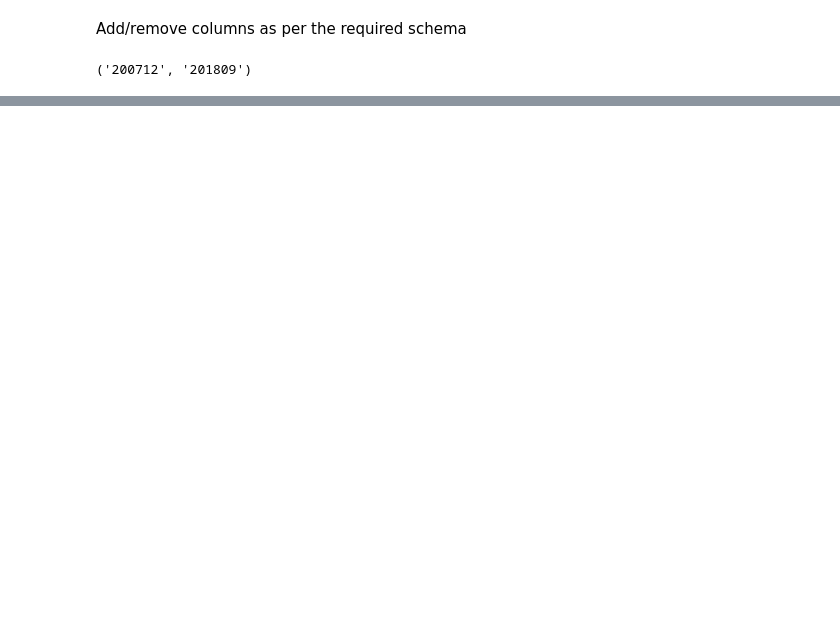
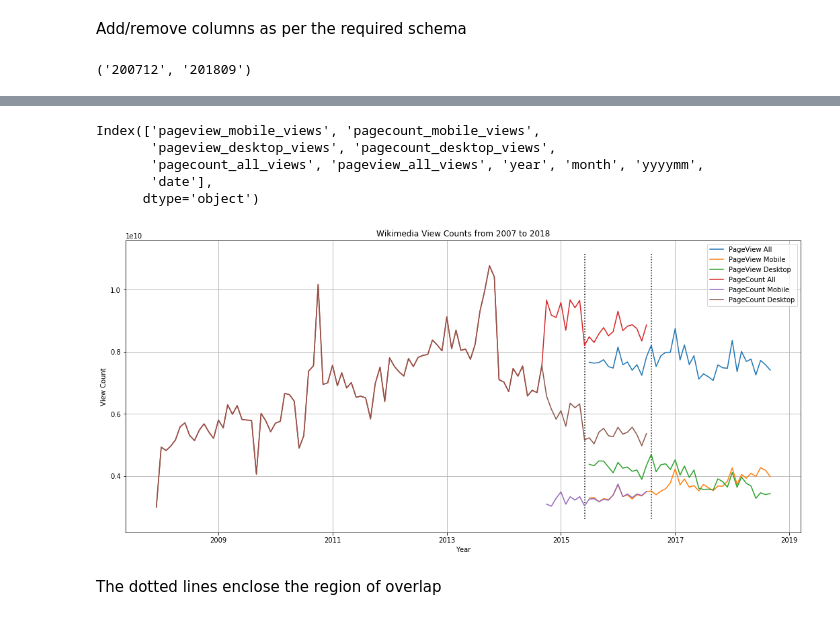
Before and after one commit to havanagrawal/data-512-a1, a Jupyter notebook: hcds-a1-data-curation.ipynb, the cells around one changed output, grey strips where cells are left out. Cells and saved outputs as stored; diff of their text form; code cells hidden in the pictures; blank space fills up the shorter version.

```diff
--- a/hcds-a1-data-curation.ipynb
+++ b/hcds-a1-data-curation.ipynb
@@ -204,0 +236,2 @@ df.to_csv(output_csv_filepath, index=False)
+# %%
+df = pd.read_csv(output_csv_filepath)
@@ -204,0 +240,15 @@ df.to_csv(output_csv_filepath, index=False)
+# %%
+df.sort_values(by=['year', 'month'], inplace=True)
+df["yyyymm"] = df.apply(lambda r: str(int(r.year)) + str(int(r.month)).rjust(2, "0"), axis=1)
+# %%
+df = df.replace(to_replace=0, value=pd.np.nan)
+# %%
+df['date'] = df.apply(lambda r: pd.datetime(r.year, r.month, 1), axis=1)
+# %%
+df.columns
+# %% [output]
+Index(['pageview_mobile_views', 'pagecount_mobile_views',
+       'pageview_desktop_views', 'pagecount_desktop_views',
+       'pagecount_all_views', 'pageview_all_views', 'year', 'month', 'yyyymm',
+       'date'],
+      dtype='object')
@@ -204,0 +257,27 @@ df.to_csv(output_csv_filepath, index=False)
+# %%
+plt.figure(figsize=(18, 8))
+
+plt.plot(df.date, df.pageview_all_views)
+plt.plot(df.date, df.pageview_mobile_views)
+plt.plot(df.date, df.pageview_desktop_views)
+
+plt.plot(df.date, df.pagecount_all_views)
+plt.plot(df.date, df.pagecount_mobile_views)
+plt.plot(df.date, df.pagecount_desktop_views)
+
+ymin, ymax = plt.ylim()
+
+plt.legend(["PageView All", "PageView Mobile", "PageView Desktop", "PageCount All", "PageCount Mobile", "PageCount Desktop"])
+
+plt.vlines([df[df.pagecount_all_views.isna()].date.min()], ymin=ymin, ymax=ymax, linestyles='dotted')
+plt.vlines([df[df.pageview_all_views.isna()].date.max()], ymin=ymin, ymax=ymax, linestyles='dotted')
+
+plt.xlabel("Year")
+plt.ylabel("View Count")
+
+plt.title("Wikimedia View Counts from 2007 to 2018")
+plt.grid()
+# %% [output]
+[figure, added]
+# %% [markdown]
+The dotted lines enclose the region of overlap
```
Also changed, not shown: parts of 13 cells of this notebook.
